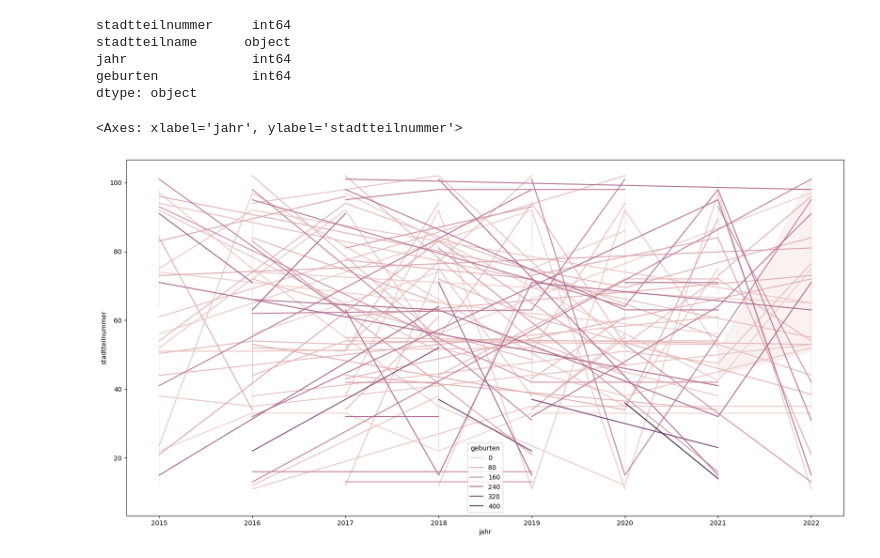
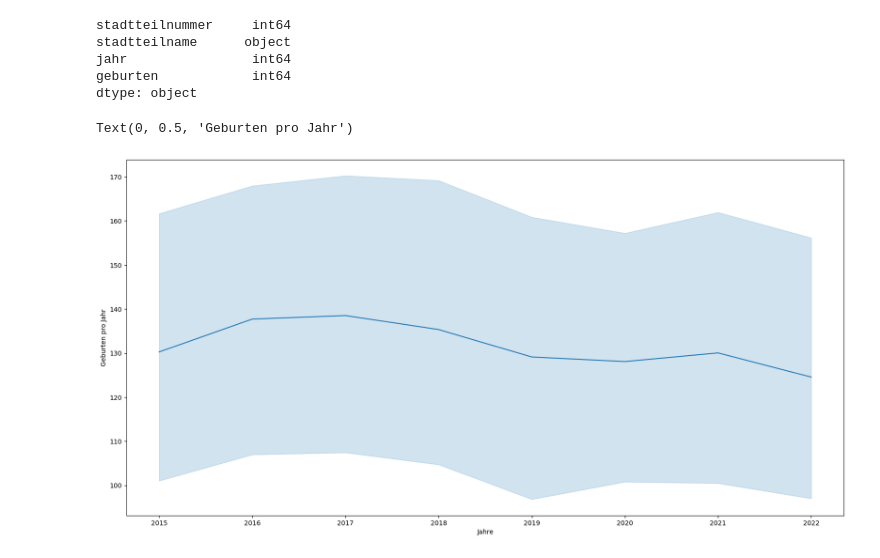
Before and after one commit to Drenaix/Births-in-Duesseldorf-2015-to-2022, a Jupyter notebook: geburten.ipynb, the cells around one changed output. Saved outputs shown, nothing was run; the diff lists cells and outputs as text; code cells hidden in the pictures.

Commit message:
Added Stadtteil overview

```diff
--- a/geburten.ipynb
+++ b/geburten.ipynb
@@ -49,8 +50,9 @@ dtype: object
 # %%
 
 plt.figure(figsize=(20,10))
 sns.lineplot(data=df, x="jahr", y="geburten")
-plt.clf()
+plt.xlabel("Jahre")
+plt.ylabel("Geburten pro Jahr")
 # %% [output]
-<Axes: xlabel='jahr', ylabel='stadtteilnummer'>
+Text(0, 0.5, 'Geburten pro Jahr')
-[figure, old version]
+[figure, new version]
```
Also changed, not shown: parts of 8 cells of this notebook.
